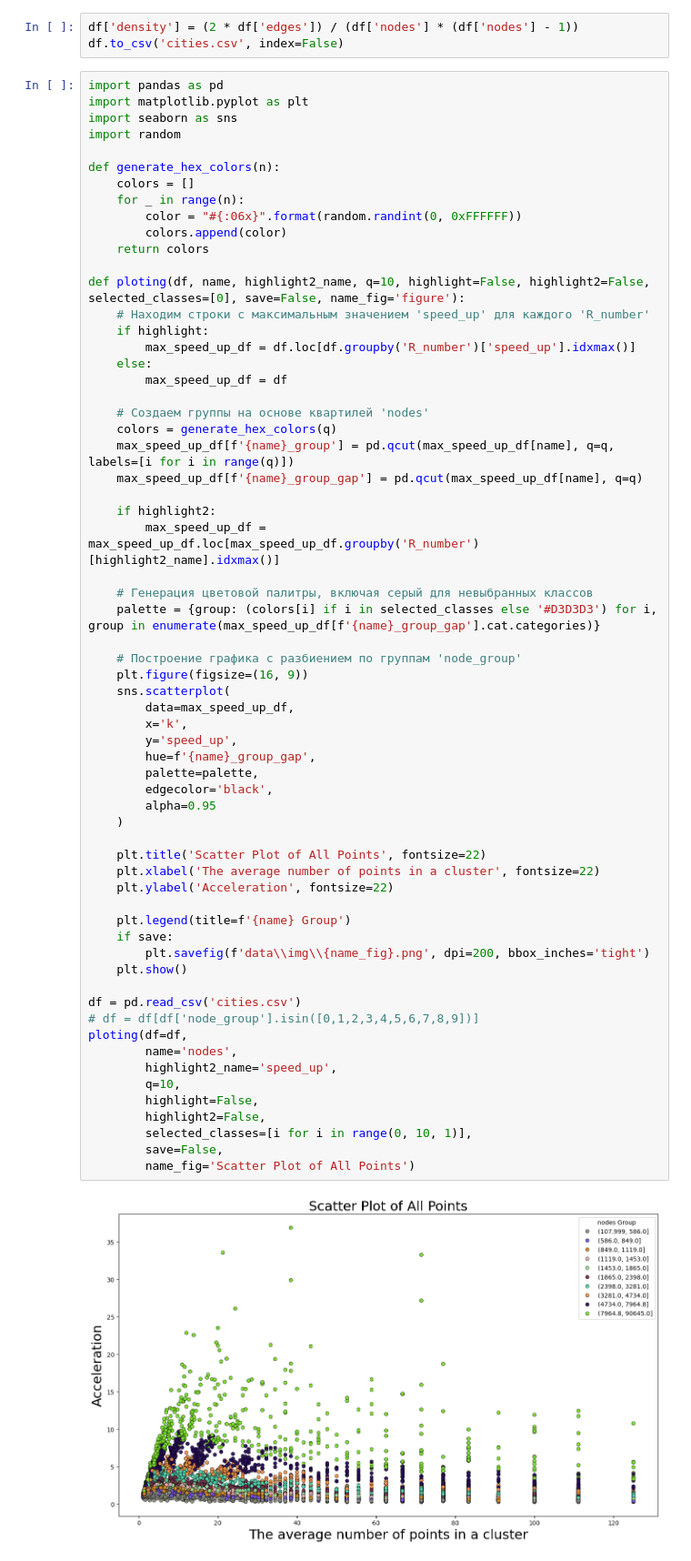
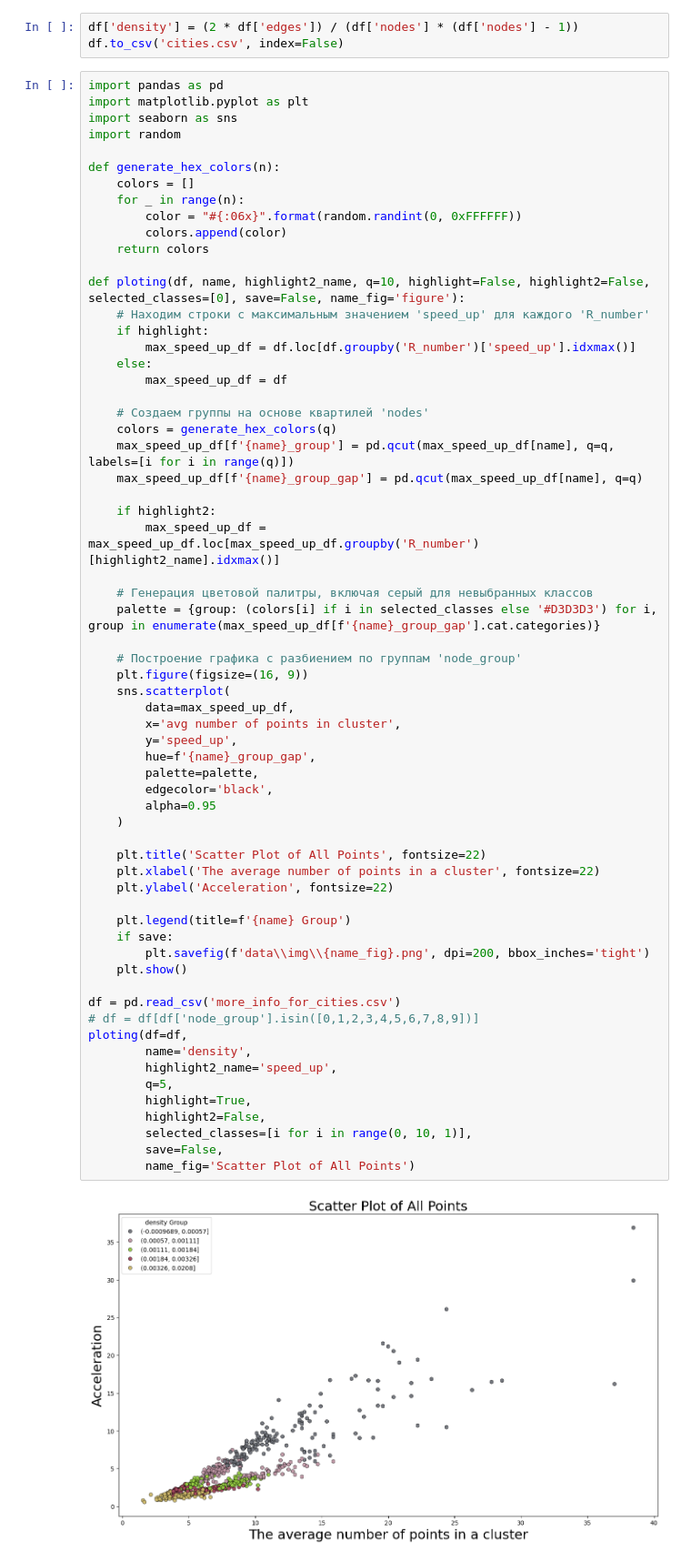
Before and after one commit to romanroff/tmp, a Jupyter notebook: main.ipynb, the cells around one changed output. Shown at 91% size. Cells and saved outputs as stored; diff of their text form.

```diff
--- a/main.ipynb
+++ b/main.ipynb
@@ -639,36 +587,36 @@ def ploting(df, name, highlight2_name, q=10, highlight=False, highlight2=False,
     palette = {group: (colors[i] if i in selected_classes else '#D3D3D3') for i, group in enumerate(max_speed_up_df[f'{name}_group_gap'].cat.categories)}
 
     # Построение графика с разбиением по группам 'node_group'
     plt.figure(figsize=(16, 9))
     sns.scatterplot(
         data=max_speed_up_df,
-        x='k',
+        x='avg number of points in cluster',
         y='speed_up',
         hue=f'{name}_group_gap',
         palette=palette,
         edgecolor='black',
         alpha=0.95
     )
 
     plt.title('Scatter Plot of All Points', fontsize=22)
     plt.xlabel('The average number of points in a cluster', fontsize=22)
     plt.ylabel('Acceleration', fontsize=22)
 
     plt.legend(title=f'{name} Group')
     if save:
         plt.savefig(f'data\\img\\{name_fig}.png', dpi=200, bbox_inches='tight')
     plt.show()
 
-df = pd.read_csv('cities.csv')
+df = pd.read_csv('more_info_for_cities.csv')
 # df = df[df['node_group'].isin([0,1,2,3,4,5,6,7,8,9])]
 ploting(df=df,
-        name='nodes',
+        name='density',
         highlight2_name='speed_up',
-        q=10,
-        highlight=False,
+        q=5,
+        highlight=True,
         highlight2=False,
         selected_classes=[i for i in range(0, 10, 1)],
         save=False,
         name_fig='Scatter Plot of All Points')
 # %% [output]
-[figure, old version]
+[figure, new version]
```
Also changed, not shown: parts of 6 cells of this notebook, 2 other files.
